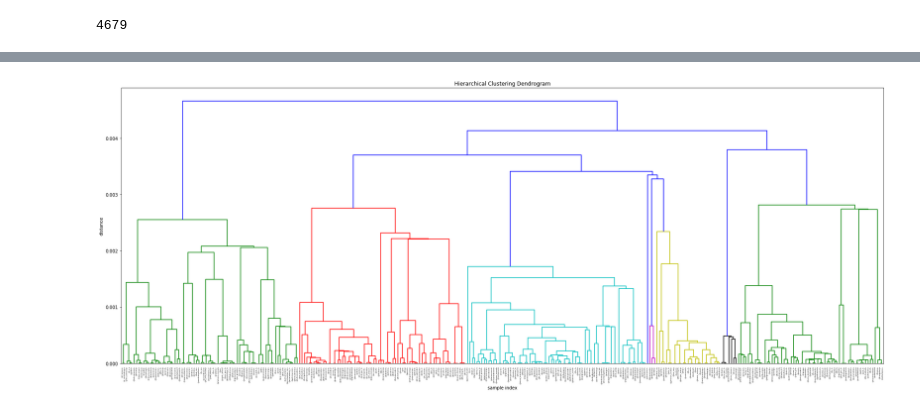
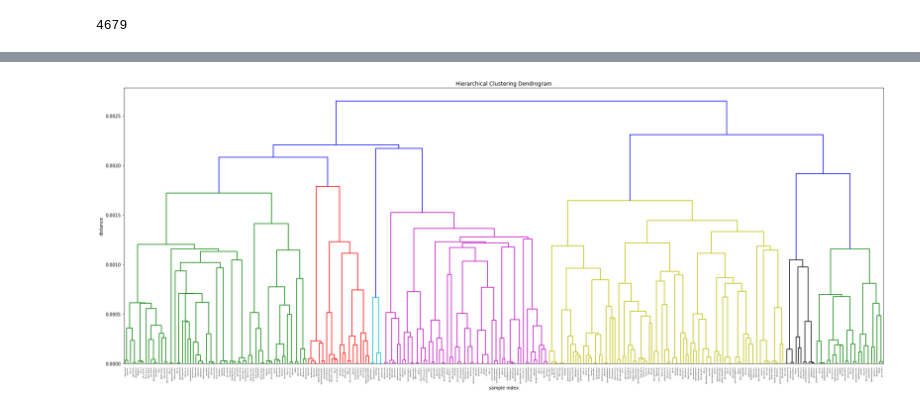
Before and after one commit to dimazest/2018-lv2, a Jupyter notebook: supplement/Sandbox.ipynb, the cells around one changed output, grey strips where cells are left out. Cells and saved outputs as stored; diff of their text form; code cells hidden in the pictures.

```diff
--- a/supplement/Sandbox.ipynb
+++ b/supplement/Sandbox.ipynb
@@ -80,7 +103,7 @@ def index(tweets, features):
         if i and (i % 10_000) == 0:
             logging.info('Processed %s tweets.', i)
 # %%
-N = 50_000
+N = 20_000
 i = index(
     itertools.islice(read_tweets('tweet_dump.csv'), N),
     features,
@@ -214,24 +189,30 @@ _, sn_xy = plot(
+# %%
+mds = manifold.MDS(dissimilarity='precomputed', n_jobs=2)
+
+sn_xy = pd.DataFrame(
+    mds.fit_transform(
+        pairwise_distances(sn, metric='cosine')
+#         preprocessing.normalize(sn)
+    ),
+    index=sn.index,
+)
 # %%
-# sn = screen_names[
-#     (screen_names.index.str.startswith('@') == True)
-#     & (screen_names.index.str.startswith('@@') == False)
-# ]
 Z = linkage(sn_xy, metric='cosine')
 
 plt.figure(figsize=(25, 10))
 plt.title('Hierarchical Clustering Dendrogram')
 
 plt.xlabel('sample index')
 plt.ylabel('distance')
 
-dendrogram(
+R = dendrogram(
     Z,
     leaf_rotation=90.,  # rotates the x axis labels
     leaf_font_size=4.,  # font size for the x axis labels
     labels=sn.index,
 )
 
 plt.tight_layout()
 plt.savefig('screen_names_clusters-without-groups-mdn.pdf')
 # %% [output]
-[figure, old version]
+[figure, new version]
```
Also changed, not shown: parts of 17 cells of this notebook.
